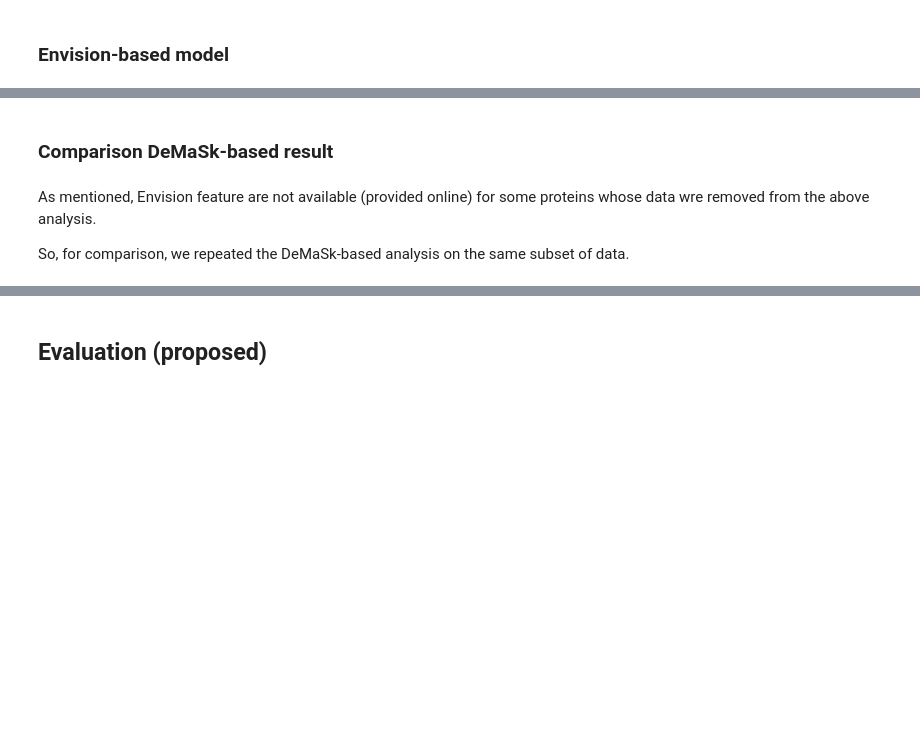
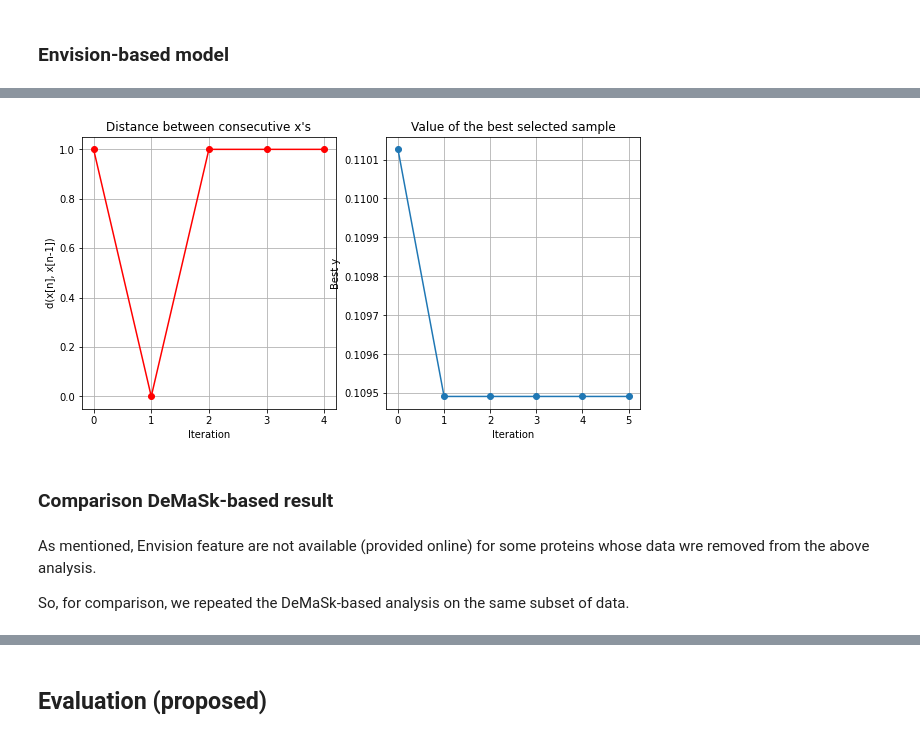
Before and after one commit to PapenfussLab/DMS_with_Alanine_scan, a Jupyter notebook: jupyter_code/P3_Alternative_modelling_options.ipynb, the cells around one changed output, grey strips where cells are left out. Saved outputs shown, nothing was run; the diff lists cells and outputs as text; code cells hidden in the pictures; blank space fills up the shorter version.

```diff
--- a/jupyter_code/P3_Alternative_modelling_options.ipynb
+++ b/jupyter_code/P3_Alternative_modelling_options.ipynb
@@ -411,7 +420,11 @@ DMS and AS data pairs with high assay compatibility were used for modelling, wit
 # %%
 # Preprocess data: impute missing values and encode categorical features.
-norm_dms_env = pd.read_csv('../data/normalized/normalized_dms_Envision_features.csv',
+#norm_dms_env = pd.read_csv('../data/normalized/normalized_dms_Envision_features.csv',
+#                           index_col=0, na_values=[''], keep_default_na=False)
+norm_dms_env = pd.read_csv('../data/normalized/dms_Envision_features_221024.csv',
                            index_col=0, na_values=[''], keep_default_na=False)
+#norm_dms_env = pd.read_csv('../data/normalized/dms_Envision_features_extra_221027.csv',
+#                           index_col=0, na_values=[''], keep_default_na=False)
 
 # All Envision features.
 features = ['aa1', 'aa2', 'wt_mut', 'aa1_polarity', 'aa2_polarity', 'aa1_PI','aa2_PI', 'deltaPI',
@@ -481,37 +494,41 @@ cv_kwargs = {'scoring': 'neg_mean_squared_error', 'cv': GroupKFold(30), 'n_jobs'
 # %%
 # Leave-one-protein-out cross-validation
 for unip in dmsas_env['uniprot_id'].unique():
     train_data = dmsas_env.query("uniprot_id != @unip")
     test_data_ori = dmsas_env.query("uniprot_id == @unip")
     cv_kwargs['fit_params'] = {'sample_weight': train_data['weight']}
     cv_kwargs['groups'] = train_data['uniprot_id']
 
     for model in ['with_as', 'no_as']:
         if model == 'with_as':
             # Extra feature of Ascan_score_avail indicates the availability of AS data.
             model_features = envision_features + ['AS_score', 'Ascan_score_avail']
         else:
             model_features = envision_features.copy()
         output_header = f"{output_dir}{unip}_{model}_"
         bo_kwargs['output_header'] = output_header
 
         # Training & testing.
         estimator = GradientBoostingRegressor(random_state=seed)
         predictor = tune.fit_best_estimator(search_space, estimator, train_data[model_features],
                                             train_data['score'], cv_kwargs, bo_kwargs)
         test_data = test_data_ori.copy()
         test_data['pred_score'] = predictor.predict(test_data[model_features])
 
         # Saving results.
         test_data[["dmsa_id", "position", "aa2", "score", "pred_score"]].to_csv(f"{output_header}prediction.csv")
         tune.save_feature_importance(predictor, output_header)
         tune.save_tuned_hyperparameters(predictor, search_space, output_header)
+        break
+    break
+# %% [output]
+[figure, added]
 # %% [markdown]
 ### Comparison DeMaSk-based result
-# %% [markdown]
-As mentioned, Envision feature are not available (provided online) for some proteins whose data wre removed from the above analysis.
-
-So, for comparison, we repeated the DeMaSk-based analysis on the same subset of data.
+# %% [markdown]
+As mentioned, Envision feature are not available (provided online) for some proteins whose data wre removed from the above analysis.
+
+So, for comparison, we repeated the DeMaSk-based analysis on the same subset of data.
 # %%
 # Build DeMaSk-based predictor on the same subset of data (some proteins have no Envision features available).
 
```
Also changed, not shown: parts of 92 cells of this notebook, 6 other files.
